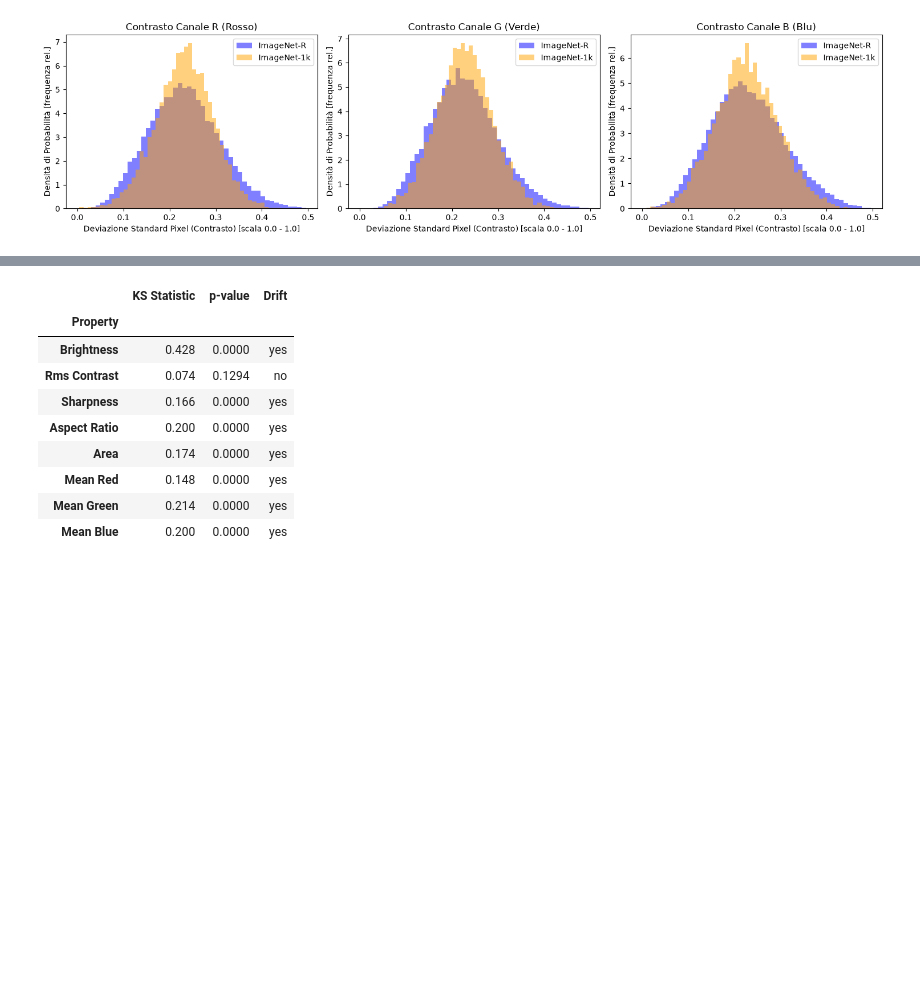
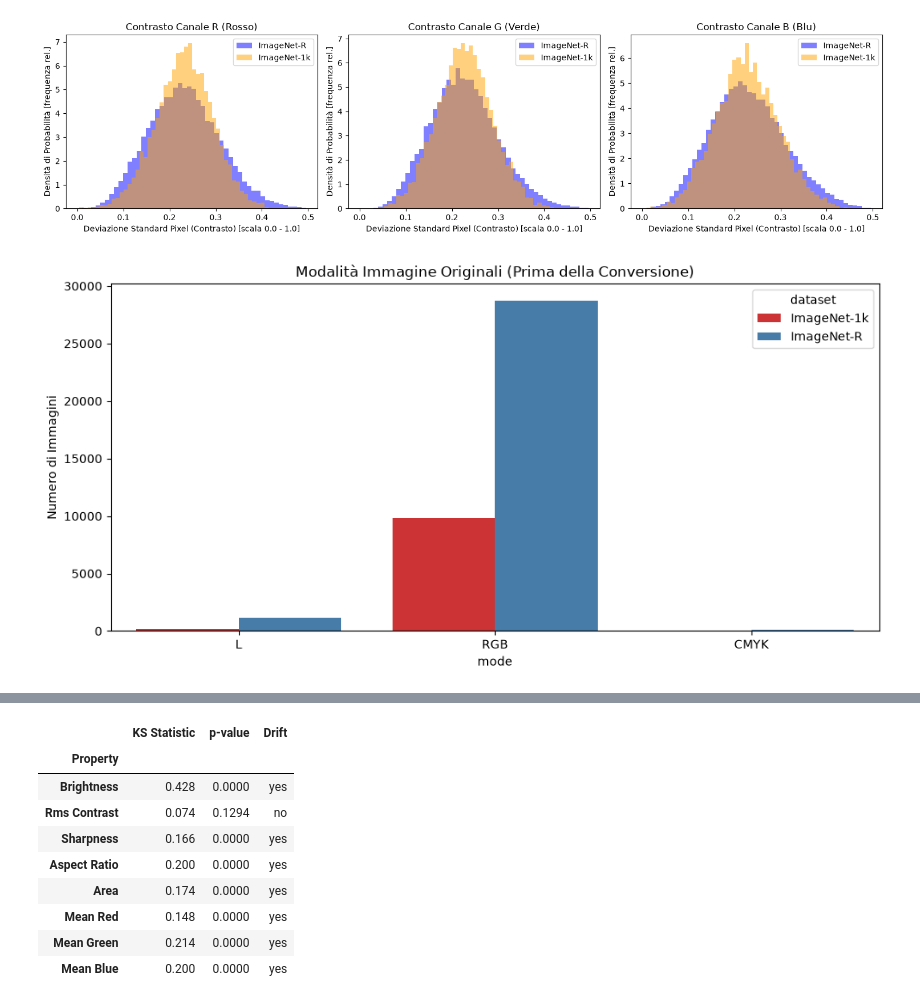
Before and after one commit to spitfire233/DataDrift-Project, a Jupyter notebook: data_analysis/dataset_analysis.ipynb, the cells around one changed output, grey strips where cells are left out. Drawn from its saved outputs; the diff is of its cells as text; code cells hidden in the pictures; blank space fills up the shorter version.

```diff
--- a/data_analysis/dataset_analysis.ipynb
+++ b/data_analysis/dataset_analysis.ipynb
@@ -280,6 +276,23 @@ plt.savefig(OUT_DIR / "pixel_contrast_distribution.png", dpi=150)
 plt.show()
 # %% [output]
 [figure]
+# %%
+fig, ax = plt.subplots(figsize=(10, 5))
+
+ik_img_stats["dataset"] = "ImageNet-1k"
+r_img_stats["dataset"] = "ImageNet-R"
+df_all = pd.concat([ik_img_stats, r_img_stats], ignore_index=True)
+
+mode_df = df_all.groupby(['dataset', 'mode']).size().reset_index(name='count')
+sns.barplot(data=mode_df, x='mode', y='count', hue='dataset', ax=ax, palette="Set1")
+
+ax.set_title("Modalità Immagine Originali (Prima della Conversione)")
+ax.set_ylabel("Numero di Immagini")
+
+plt.tight_layout()
+plt.show()
+# %% [output]
+[figure, added]
 # %%
 ks_pre = plot_image_property_drift(
     dataset_a   = imagenet_1k_pre,
```
Also changed, not shown: parts of 3 cells of this notebook, 2 other files.
